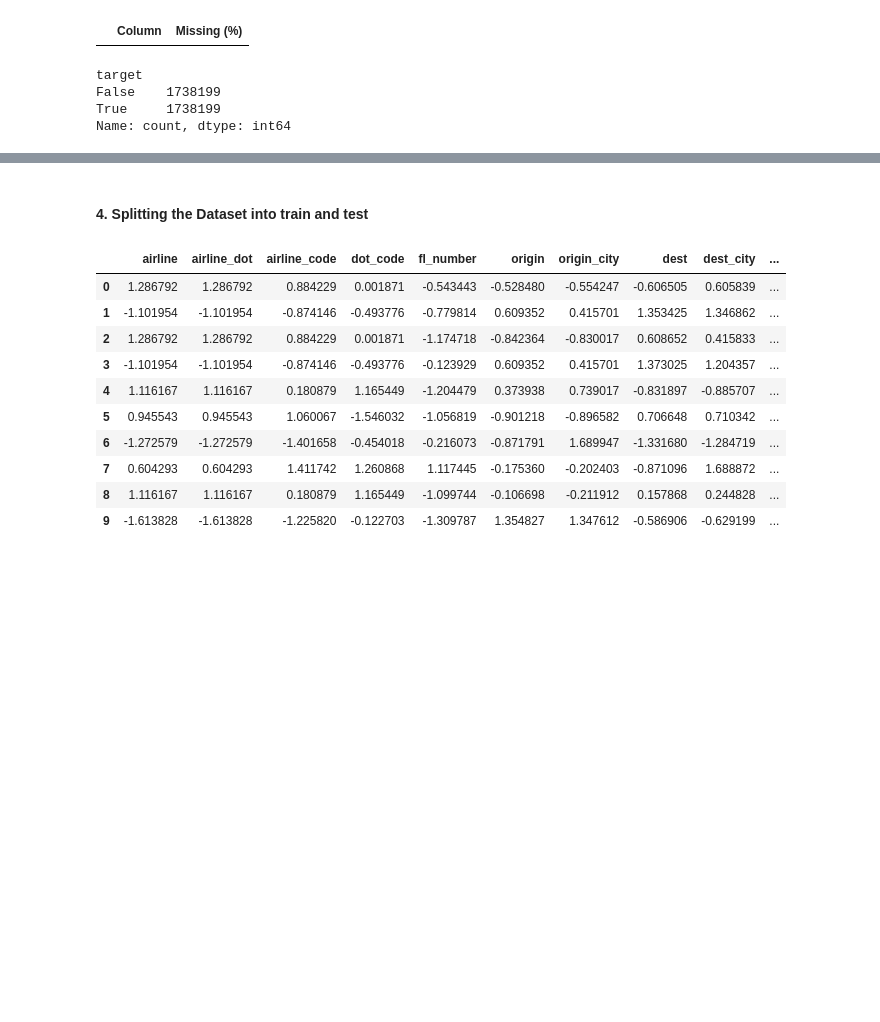
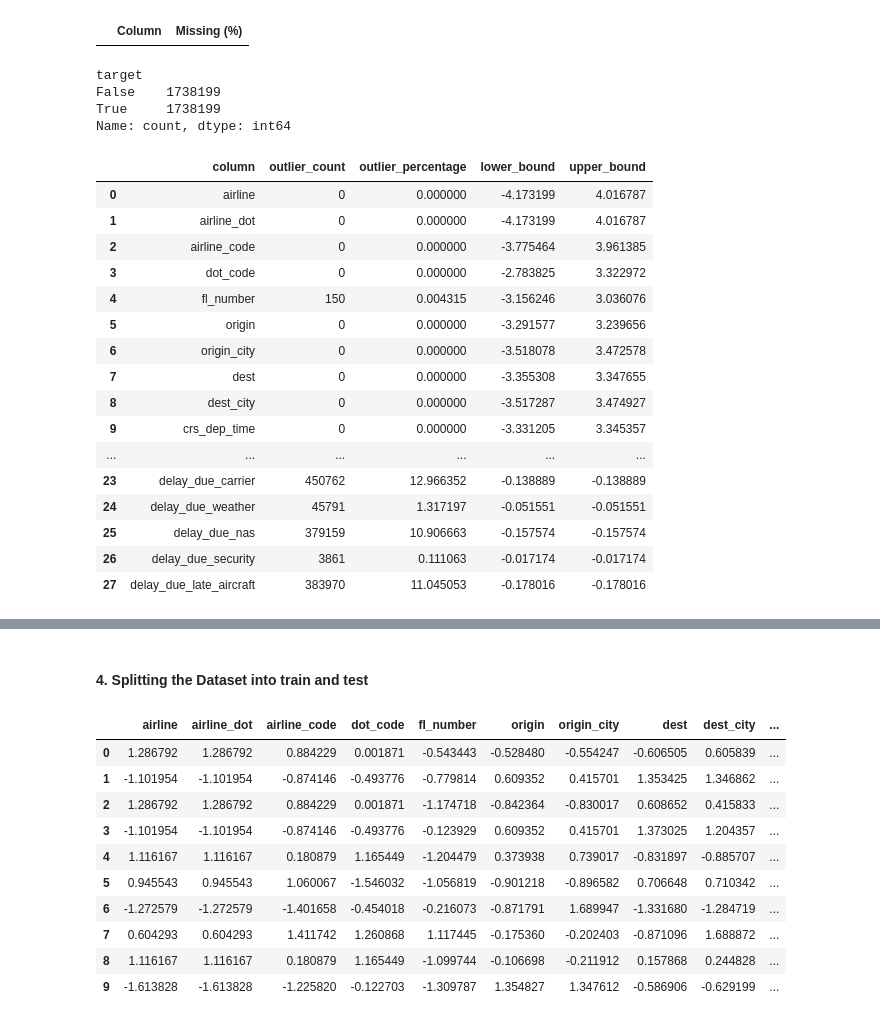
Before and after one commit to oscar066/Flight_delay_analysis, a Jupyter notebook: notebooks/index.ipynb, the cells around one changed output, grey strips where cells are left out. Saved outputs shown, nothing was run; the diff lists cells and outputs as text; code cells hidden in the pictures; blank space fills up the shorter version.

```diff
--- a/notebooks/index.ipynb
+++ b/notebooks/index.ipynb
@@ -802,3 +817,23 @@ target
 False    1738199
 True     1738199
 Name: count, dtype: int64
+# %%
+check_outliers(balanced_flight_df)
+# %% [output]
+|  | column | outlier_count | outlier_percentage | lower_bound | upper_bound |
+| 0 | airline | 0 | 0.000000 | -4.173199 | 4.016787 |
+| 1 | airline_dot | 0 | 0.000000 | -4.173199 | 4.016787 |
+| 2 | airline_code | 0 | 0.000000 | -3.775464 | 3.961385 |
+| 3 | dot_code | 0 | 0.000000 | -2.783825 | 3.322972 |
+| 4 | fl_number | 150 | 0.004315 | -3.156246 | 3.036076 |
+| 5 | origin | 0 | 0.000000 | -3.291577 | 3.239656 |
+| 6 | origin_city | 0 | 0.000000 | -3.518078 | 3.472578 |
+| 7 | dest | 0 | 0.000000 | -3.355308 | 3.347655 |
+| 8 | dest_city | 0 | 0.000000 | -3.517287 | 3.474927 |
+| 9 | crs_dep_time | 0 | 0.000000 | -3.331205 | 3.345357 |
+| ... | ... | ... | ... | ... | ... |
+| 23 | delay_due_carrier | 450762 | 12.966352 | -0.138889 | -0.138889 |
+| 24 | delay_due_weather | 45791 | 1.317197 | -0.051551 | -0.051551 |
+| 25 | delay_due_nas | 379159 | 10.906663 | -0.157574 | -0.157574 |
+| 26 | delay_due_security | 3861 | 0.111063 | -0.017174 | -0.017174 |
+| 27 | delay_due_late_aircraft | 383970 | 11.045053 | -0.178016 | -0.178016 |
```
Also changed, not shown: parts of 14 cells of this notebook.
